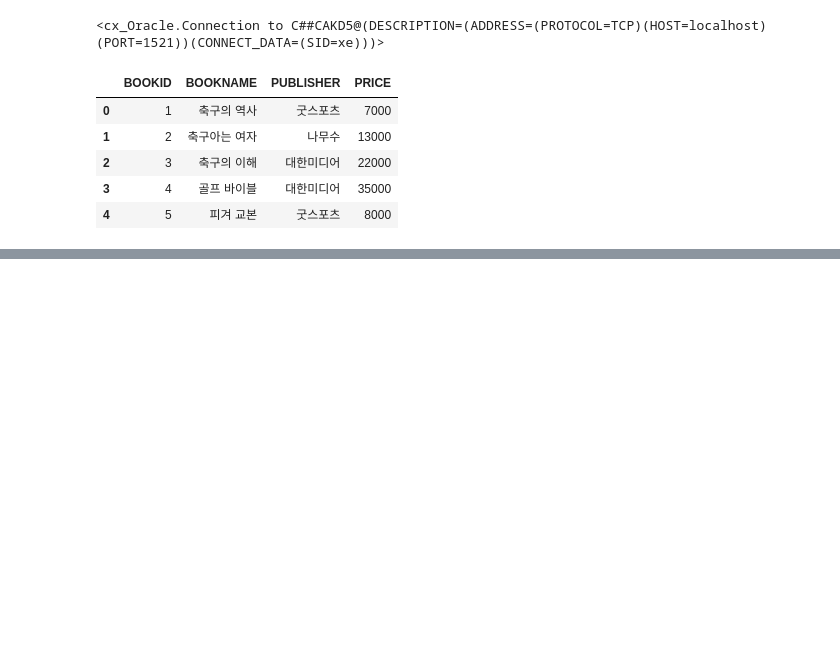
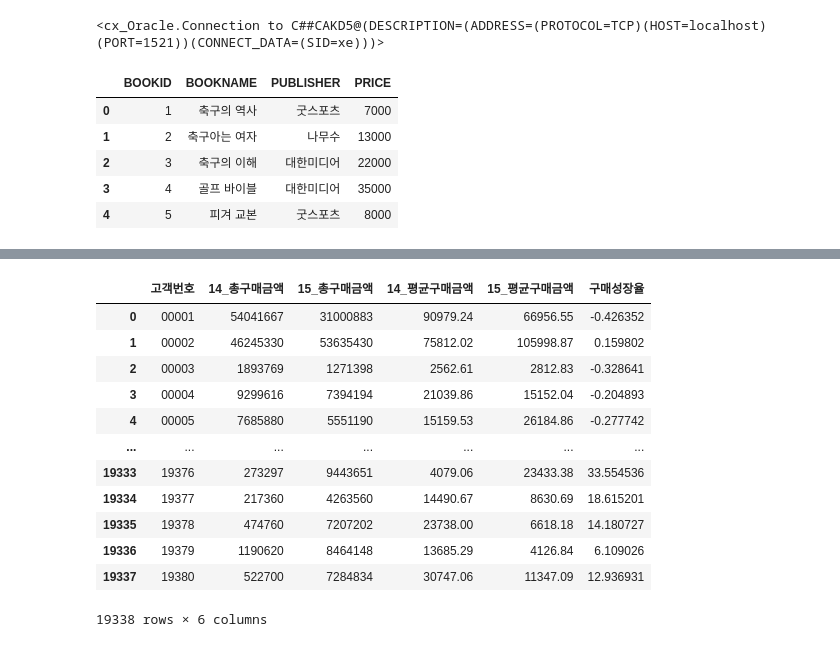
Before and after one commit to leedaedoo2/-cakd5, a Jupyter notebook: m5_데이터베이스구축및활용/oracle_connect.ipynb, the cells around one changed output, grey strips where cells are left out. Saved outputs shown, nothing was run; the diff lists cells and outputs as text; code cells hidden in the pictures; blank space fills up the shorter version.

```diff
--- a/m5_데이터베이스구축및활용/oracle_connect.ipynb
+++ b/m5_데이터베이스구축및활용/oracle_connect.ipynb
@@ -34,0 +292,6 @@ df.head()
+# %%
+con = cx_Oracle.connect('LM/LM@localhost:1521/xepdb1')
+cursor = con.cursor()
+cursor.execute("select 고객번호, YEAR, sum(구매금액), round(avg(구매금액),2) from PURPROD group by 고객번호, YEAR order by 고객번호")
+x = cursor.fetchall()
+df2 = pd.DataFrame(x,columns = ['고객번호','year','총구매금액','평균구매금액'])
@@ -34,0 +319,6 @@ df.head()
+# %%
+grouped = df2.groupby('year')
+group2014 = grouped.get_group(2014)
+print(len(group2014))
+group2014.set_index(np.arange(len(group2014)),inplace=True)
+group2014.head()
@@ -34,0 +333,5 @@ df.head()
+# %%
+group2015 = grouped.get_group(2015)
+print(len(group2015))
+group2015.set_index(np.arange(len(group2015)),inplace=True)
+group2015.head()
@@ -34,0 +346,23 @@ df.head()
+# %%
+df_1415 = pd.DataFrame()
+df_1415['고객번호'] = group2014['고객번호']
+df_1415['14_총구매금액'] = group2014['총구매금액']
+df_1415['15_총구매금액'] = group2015['총구매금액']
+df_1415['14_평균구매금액'] = group2014['평균구매금액']
+df_1415['15_평균구매금액'] = group2015['평균구매금액']
+df_1415['구매성장율'] = (df_1415['15_총구매금액']-df_1415['14_총구매금액'])/df_1415['14_총구매금액']
+df_1415
+# %% [output]
+|  | 고객번호 | 14_총구매금액 | 15_총구매금액 | 14_평균구매금액 | 15_평균구매금액 | 구매성장율 |
+| 0 | 00001 | 54041667 | 31000883 | 90979.24 | 66956.55 | -0.426352 |
+| 1 | 00002 | 46245330 | 53635430 | 75812.02 | 105998.87 | 0.159802 |
+| 2 | 00003 | 1893769 | 1271398 | 2562.61 | 2812.83 | -0.328641 |
+| 3 | 00004 | 9299616 | 7394194 | 21039.86 | 15152.04 | -0.204893 |
+| 4 | 00005 | 7685880 | 5551190 | 15159.53 | 26184.86 | -0.277742 |
+| ... | ... | ... | ... | ... | ... | ... |
+| 19333 | 19376 | 273297 | 9443651 | 4079.06 | 23433.38 | 33.554536 |
+| 19334 | 19377 | 217360 | 4263560 | 14490.67 | 8630.69 | 18.615201 |
+| 19335 | 19378 | 474760 | 7207202 | 23738.00 | 6618.18 | 14.180727 |
+| 19336 | 19379 | 1190620 | 8464148 | 13685.29 | 4126.84 | 6.109026 |
+| 19337 | 19380 | 522700 | 7284834 | 30747.06 | 11347.09 | 12.936931 |
+19338 rows × 6 columns
```
Also changed, not shown: parts of 22 cells of this notebook, 1 other file.
